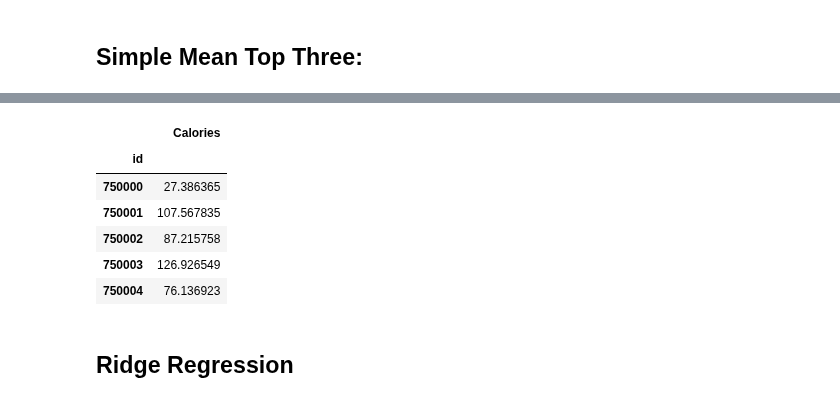
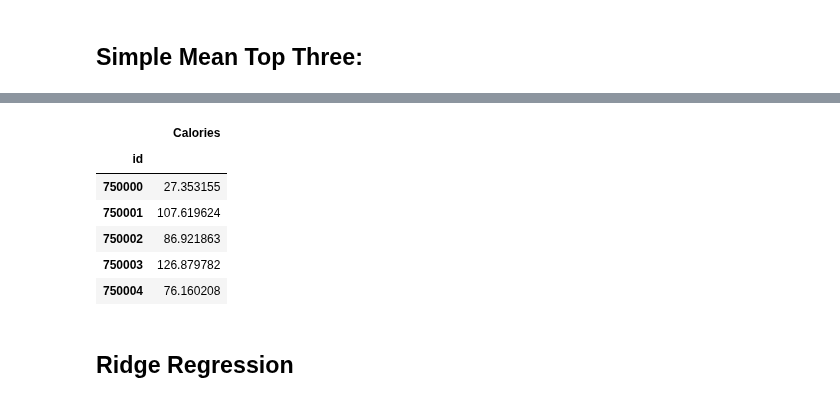
Before and after one commit to fabriziobasso/Colab_backup, a Jupyter notebook: File_Final.ipynb, the cells around one changed output, grey strips where cells are left out. Saved outputs shown, nothing was run; the diff lists cells and outputs as text; code cells hidden in the pictures.

```diff
--- a/File_Final.ipynb
+++ b/File_Final.ipynb
@@ -1109,0 +1140,3 @@ sub.head()
+# %%
+sub["Calories"] = test_pred.mean(axis=1).values
+sub.head()
@@ -1112,12 +1153,12 @@ sub.to_csv("/content/drive/MyDrive/Exercises/Studies_Structured_Data/Data/S5E5/s
 # %%
-sub["Calories"] = test_pred[["stacking_level_03_v1","NN_widedeep_01_v3","XGB_01"]].mean(axis=1).values
+sub["Calories"] = test_pred[["NN_widedeepcross_01_v1","stacking_level_03_v1","XGB_02"]].mean(axis=1).values
 sub.head()
 # %% [output]
 |  | Calories |
 | id |  |
-| 750000 | 27.386365 |
-| 750001 | 107.567835 |
-| 750002 | 87.215758 |
-| 750003 | 126.926549 |
-| 750004 | 76.136923 |
+| 750000 | 27.353155 |
+| 750001 | 107.619624 |
+| 750002 | 86.921863 |
+| 750003 | 126.879782 |
+| 750004 | 76.160208 |
 # %%
```
Also changed, not shown: parts of 16 cells of this notebook.
